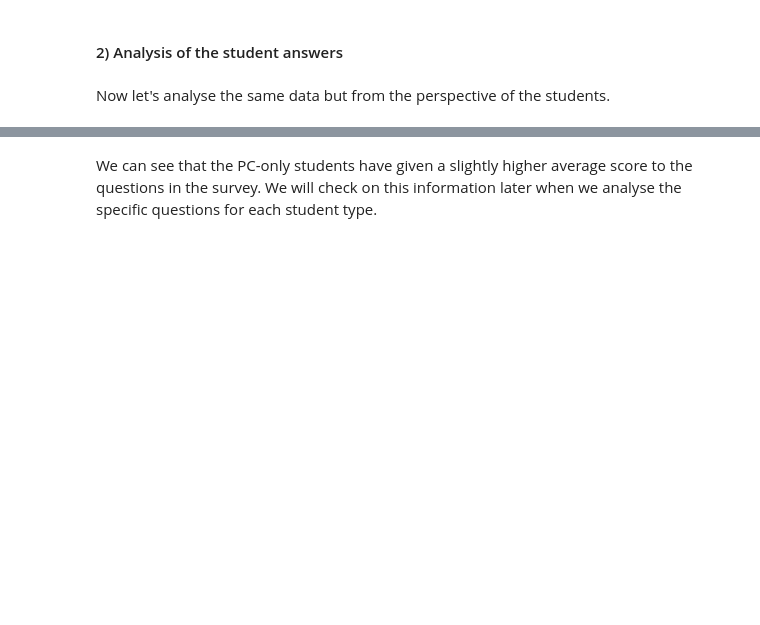
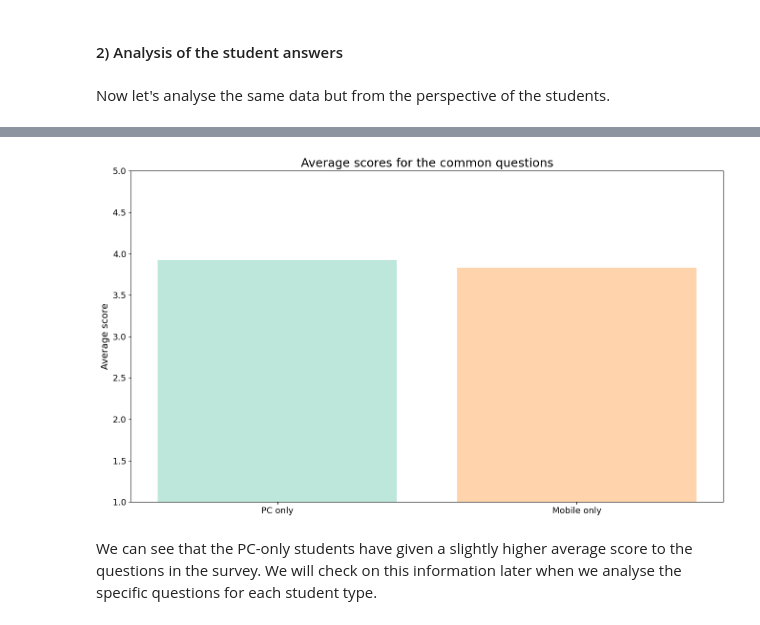
Before and after one commit to Stocastico/Evaluation_paper, a Jupyter notebook: data_analysis/Data_Analysis_Salesianos.ipynb, the cells around one changed output, grey strips where cells are left out. Saved outputs shown, nothing was run; the diff lists cells and outputs as text; code cells hidden in the pictures; blank space fills up the shorter version.

```diff
--- a/data_analysis/Data_Analysis_Salesianos.ipynb
+++ b/data_analysis/Data_Analysis_Salesianos.ipynb
@@ -185,14 +175,15 @@ print(f"Mobile-only average score: {mobile_list_mean}")
 # %%
 names = ["PC only", "Mobile only"]
 values = [pc_list_mean, mobile_list_mean]
-cmap = plt.get_cmap('coolwarm_r')
 colors = [cmap(i) for i in np.linspace(0, 1, len(values))]
 
 plt.bar(names, values, color=colors)
 plt.title("Average scores for the common questions")
 plt.ylabel("Average score")
 plt.ylim(1,5)
 plt.show()
+# %% [output]
+[figure, added]
 # %% [markdown]
 We can see that the PC-only students have given a slightly higher average score to the questions in the survey. We will check on this information later when we analyse the specific questions for each student type.
 # %% [markdown]
```
Also changed, not shown: parts of 123 cells of this notebook, 1 other file.
